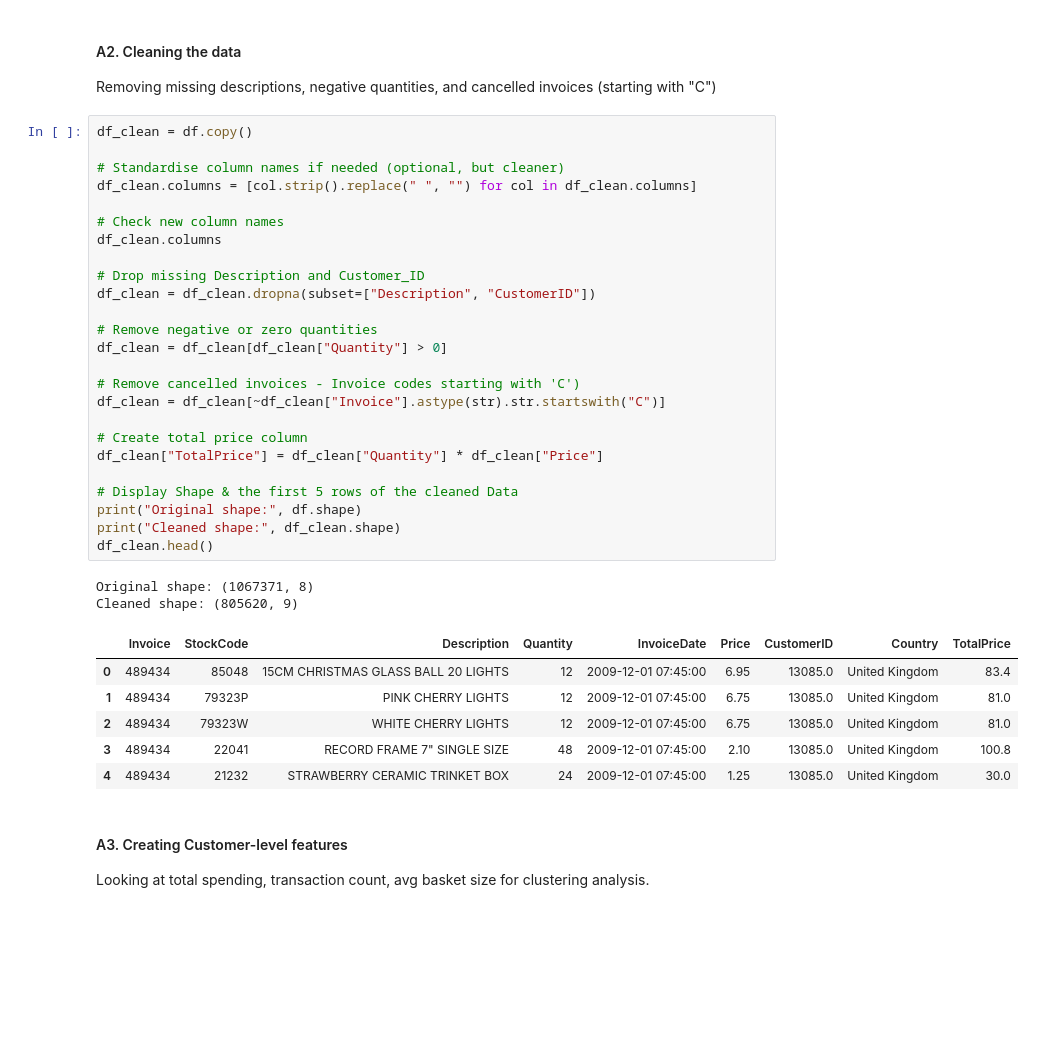
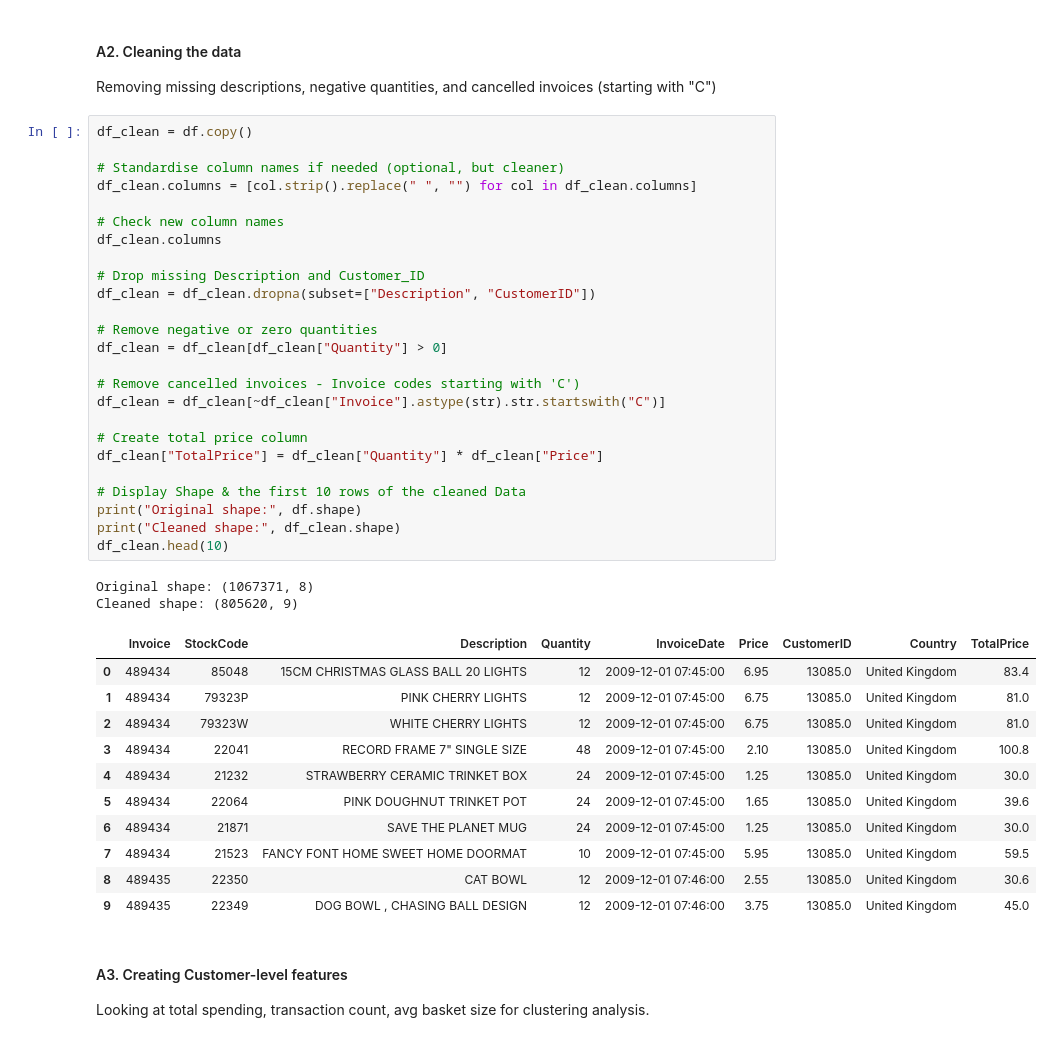
Before and after one commit to Ainedembe-Denis/UCI-Online-Retail-II-Customer-Purchasing-Behavior-Analysis, a Jupyter notebook: Retail-Customer-Analysis.ipynb, the cells around one changed output. Cells and saved outputs as stored; diff of their text form; blank space fills up the shorter version.

```diff
--- a/Retail-Customer-Analysis.ipynb
+++ b/Retail-Customer-Analysis.ipynb
@@ -129,35 +127,40 @@ df_clean = df.copy()
 
 # Standardise column names if needed (optional, but cleaner)
 df_clean.columns = [col.strip().replace(" ", "") for col in df_clean.columns]
 
 # Check new column names
 df_clean.columns
 
 # Drop missing Description and Customer_ID
 df_clean = df_clean.dropna(subset=["Description", "CustomerID"])
 
 # Remove negative or zero quantities
 df_clean = df_clean[df_clean["Quantity"] > 0]
 
 # Remove cancelled invoices - Invoice codes starting with 'C')
 df_clean = df_clean[~df_clean["Invoice"].astype(str).str.startswith("C")]
 
 # Create total price column
 df_clean["TotalPrice"] = df_clean["Quantity"] * df_clean["Price"]
 
-# Display Shape & the first 5 rows of the cleaned Data
+# Display Shape & the first 10 rows of the cleaned Data
 print("Original shape:", df.shape)
 print("Cleaned shape:", df_clean.shape)
-df_clean.head()
+df_clean.head(10)
 # %% [output]
 Original shape: (1067371, 8)
 Cleaned shape: (805620, 9)
 |  | Invoice | StockCode | Description | Quantity | InvoiceDate | Price | CustomerID | Country | TotalPrice |
 | 0 | 489434 | 85048 | 15CM CHRISTMAS GLASS BALL 20 LIGHTS | 12 | 2009-12-01 07:45:00 | 6.95 | 13085.0 | United Kingdom | 83.4 |
 | 1 | 489434 | 79323P | PINK CHERRY LIGHTS | 12 | 2009-12-01 07:45:00 | 6.75 | 13085.0 | United Kingdom | 81.0 |
 | 2 | 489434 | 79323W | WHITE CHERRY LIGHTS | 12 | 2009-12-01 07:45:00 | 6.75 | 13085.0 | United Kingdom | 81.0 |
 | 3 | 489434 | 22041 | RECORD FRAME 7" SINGLE SIZE | 48 | 2009-12-01 07:45:00 | 2.10 | 13085.0 | United Kingdom | 100.8 |
 | 4 | 489434 | 21232 | STRAWBERRY CERAMIC TRINKET BOX | 24 | 2009-12-01 07:45:00 | 1.25 | 13085.0 | United Kingdom | 30.0 |
+| 5 | 489434 | 22064 | PINK DOUGHNUT TRINKET POT | 24 | 2009-12-01 07:45:00 | 1.65 | 13085.0 | United Kingdom | 39.6 |
+| 6 | 489434 | 21871 | SAVE THE PLANET MUG | 24 | 2009-12-01 07:45:00 | 1.25 | 13085.0 | United Kingdom | 30.0 |
+| 7 | 489434 | 21523 | FANCY FONT HOME SWEET HOME DOORMAT | 10 | 2009-12-01 07:45:00 | 5.95 | 13085.0 | United Kingdom | 59.5 |
+| 8 | 489435 | 22350 | CAT BOWL | 12 | 2009-12-01 07:46:00 | 2.55 | 13085.0 | United Kingdom | 30.6 |
+| 9 | 489435 | 22349 | DOG BOWL , CHASING BALL DESIGN | 12 | 2009-12-01 07:46:00 | 3.75 | 13085.0 | United Kingdom | 45.0 |
 # %% [markdown]
 #### A3. Creating Customer-level features
 Looking at total spending, transaction count, avg basket size for clustering analysis.
```
Also changed, not shown: parts of 12 cells of this notebook.
